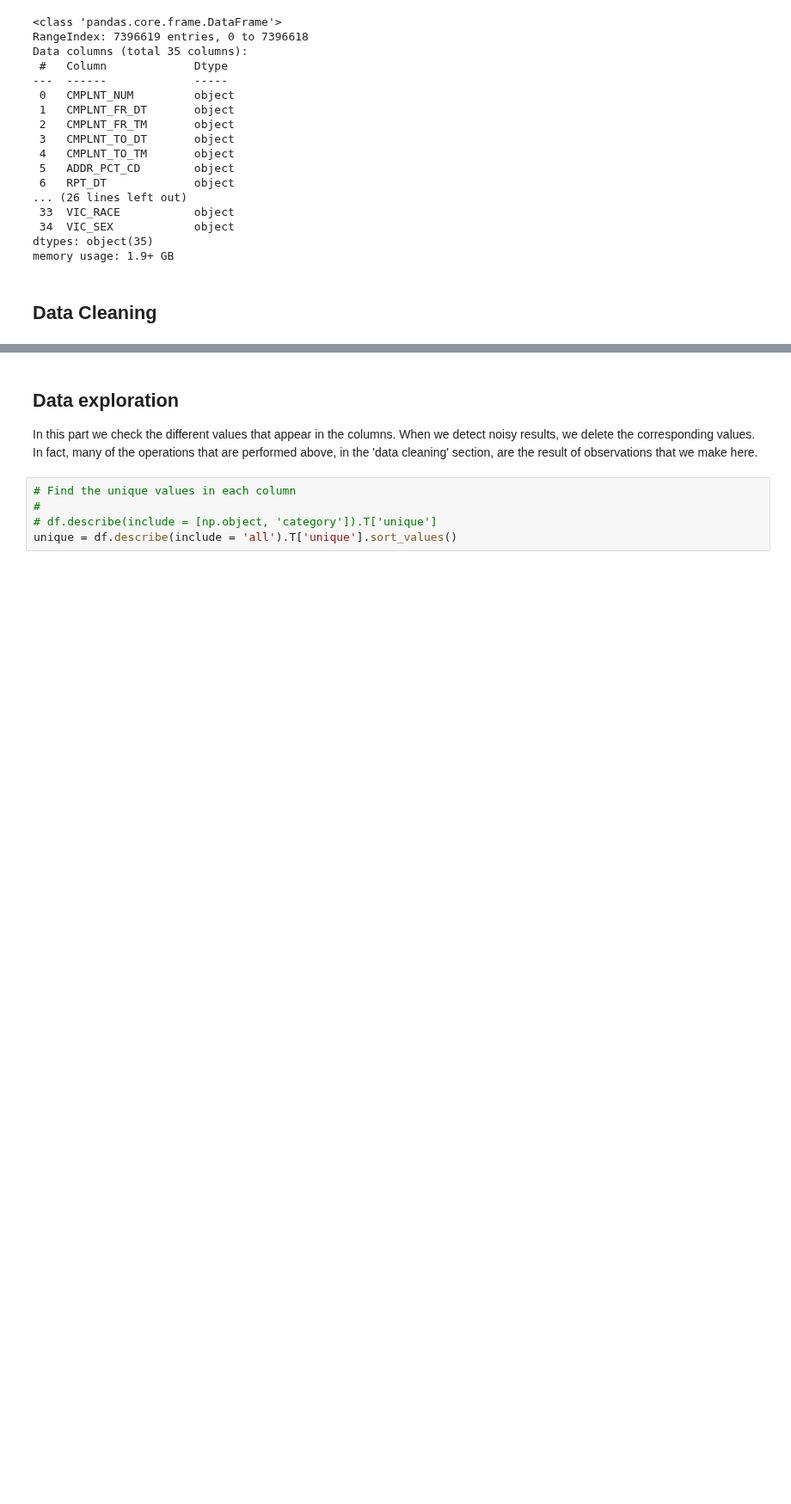
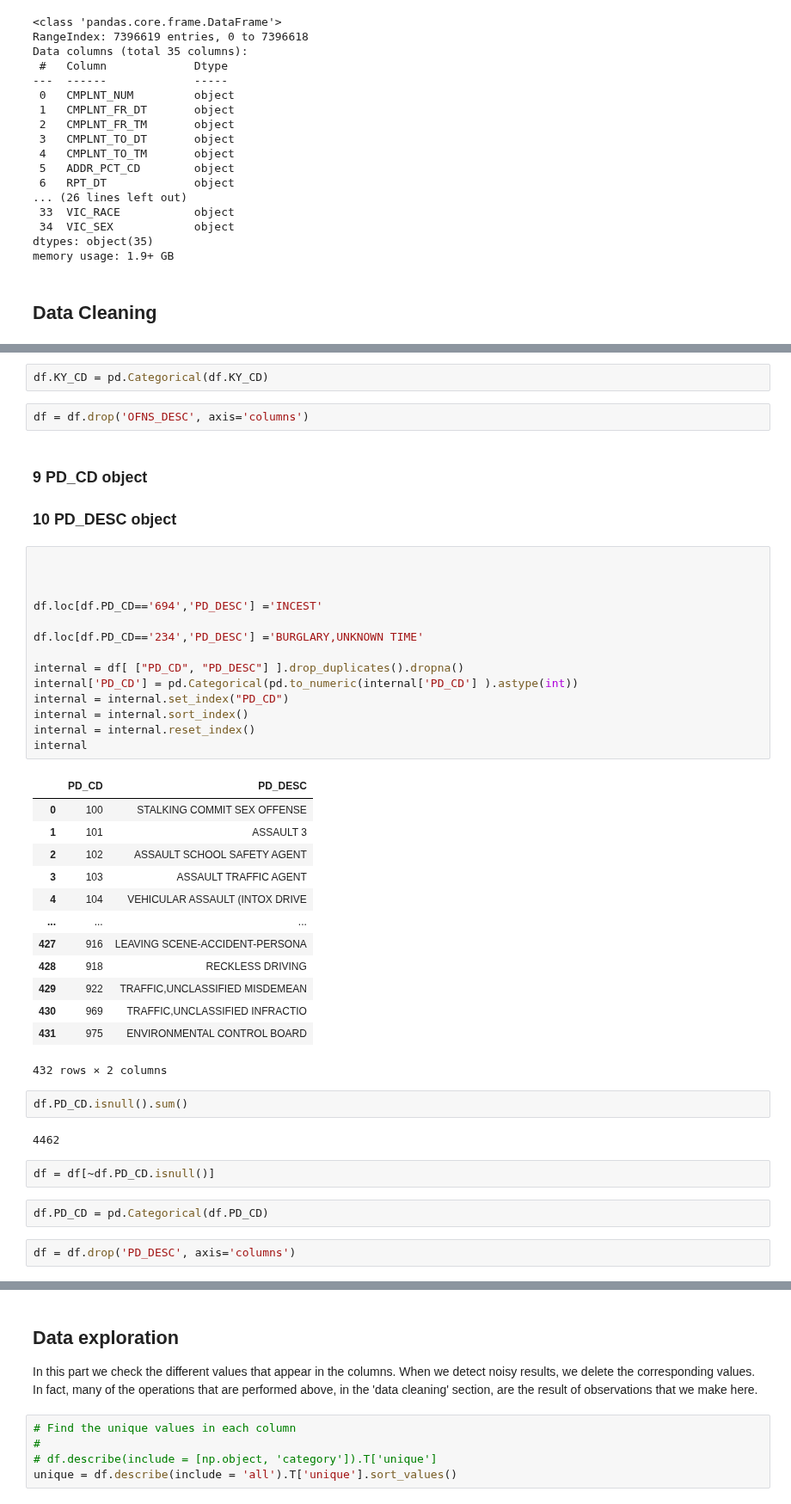
Before and after one commit to ipeirotis-org/datasets, a Jupyter notebook: notebooks/NYPD.ipynb, the cells around one changed output, grey strips where cells are left out. Shown at 86% size. Cells and saved outputs as stored; diff of their text form; blank space fills up the shorter version.

```diff
--- a/notebooks/NYPD.ipynb
+++ b/notebooks/NYPD.ipynb
@@ -152,0 +203,45 @@ df.VIC_RACE.replace(to_replace = 'UNKNOWN', value=np.nan, inplace = True)
+# %%
+df.KY_CD = pd.Categorical(df.KY_CD)
+# %%
+df = df.drop('OFNS_DESC', axis='columns')
+# %% [markdown]
+### 9   PD_CD              object
+### 10  PD_DESC            object
+# %%
+
+
+
+df.loc[df.PD_CD=='694','PD_DESC'] ='INCEST'
+
+df.loc[df.PD_CD=='234','PD_DESC'] ='BURGLARY,UNKNOWN TIME'
+
+internal = df[ ["PD_CD", "PD_DESC"] ].drop_duplicates().dropna()
+internal['PD_CD'] = pd.Categorical(pd.to_numeric(internal['PD_CD'] ).astype(int))
+internal = internal.set_index("PD_CD")
+internal = internal.sort_index()
+internal = internal.reset_index()
+internal
+# %% [output]
+|  | PD_CD | PD_DESC |
+| 0 | 100 | STALKING COMMIT SEX OFFENSE |
+| 1 | 101 | ASSAULT 3 |
+| 2 | 102 | ASSAULT SCHOOL SAFETY AGENT |
+| 3 | 103 | ASSAULT TRAFFIC AGENT |
+| 4 | 104 | VEHICULAR ASSAULT (INTOX DRIVE |
+| ... | ... | ... |
+| 427 | 916 | LEAVING SCENE-ACCIDENT-PERSONA |
+| 428 | 918 | RECKLESS DRIVING |
+| 429 | 922 | TRAFFIC,UNCLASSIFIED MISDEMEAN |
+| 430 | 969 | TRAFFIC,UNCLASSIFIED INFRACTIO |
+| 431 | 975 | ENVIRONMENTAL CONTROL BOARD |
+432 rows × 2 columns
+# %%
+df.PD_CD.isnull().sum()
+# %% [output]
+4462
+# %%
+df = df[~df.PD_CD.isnull()]
+# %%
+df.PD_CD = pd.Categorical(df.PD_CD)
+# %%
+df = df.drop('PD_DESC', axis='columns')
```
Also changed, not shown: parts of 122 cells of this notebook.
